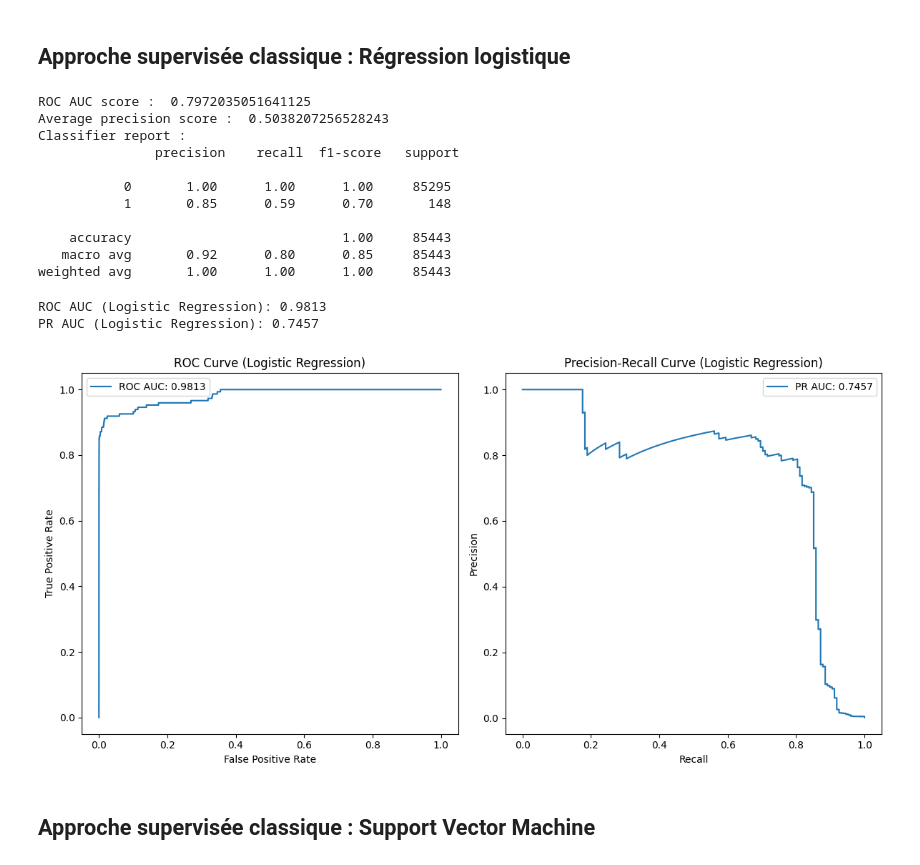
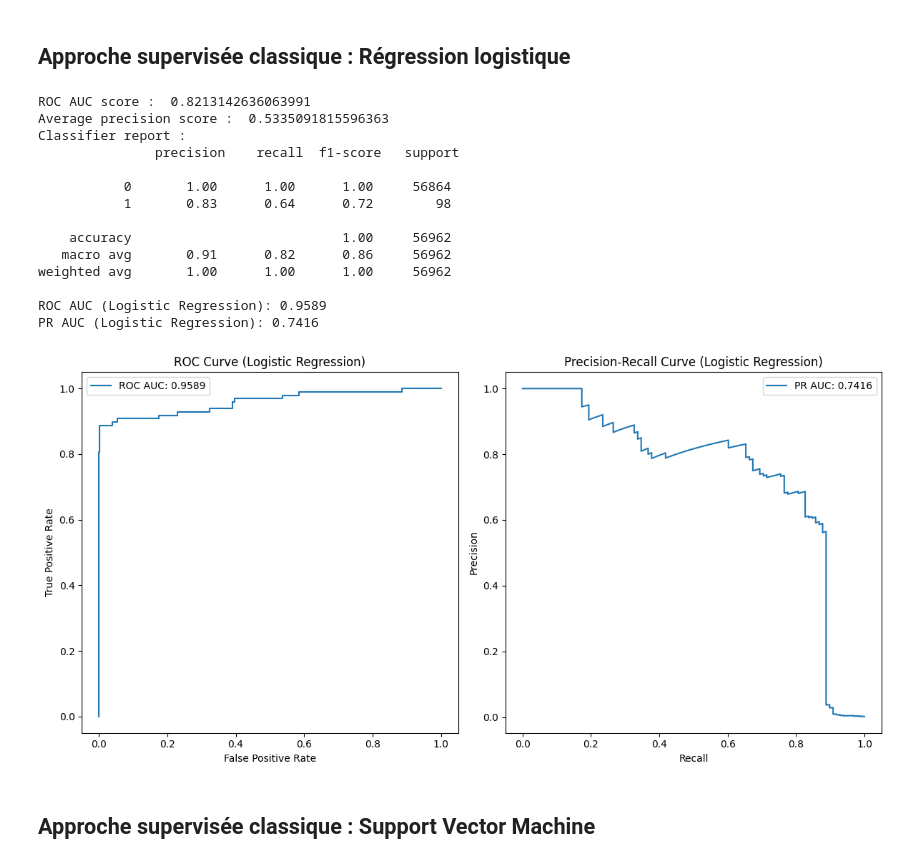
Before and after one commit to Runhilia/TAA_TP1, a Jupyter notebook: anomalies.ipynb, the cells around one changed output. Cells and saved outputs as stored; diff of their text form; code cells hidden in the pictures.

```diff
--- a/anomalies.ipynb
+++ b/anomalies.ipynb
@@ -120,7 +120,6 @@ La méthode Isolation Forest avec un seuil de contamination calculé grâce à l
 # %% [markdown]
 ## Préparation des données
 # %%
-from sklearn.preprocessing import StandardScaler
 from utilsfunction import preprocess_data
 from sklearn.model_selection import train_test_split
 
@@ -129,30 +128,6 @@ credit_card_features, credit_card_labels = preprocess_data(credit_card)
 
 credit_card_features = pd.DataFrame(credit_card_features)
 
-X_train, X_test, y_train, y_test = train_test_split(credit_card_features, credit_card_labels, test_size=0.2, random_state=42)
+X_train, X_test, y_train, y_test = train_test_split(credit_card_features, credit_card_labels, test_size=0.2, random_state=42, stratify=credit_card_labels)
 # %% [markdown]
 ## Approche supervisée classique : Régression logistique
-# %%
-from sklearn.linear_model import LogisticRegression
-from sklearn.metrics import roc_auc_score, average_precision_score, classification_report
-
-model = LogisticRegression(random_state=42)
-model.fit(X_train, y_train)
-
-y_pred = model.predict(X_test)
-
-print("ROC AUC score : ", roc_auc_score(y_test, y_pred))
-print("Average precision score : ", average_precision_score(y_test, y_pred))
-print('Classifier report : \n', classification_report(y_test, y_pred))
-# %% [output]
-ROC AUC score :  0.7972035051641125
-Average precision score :  0.5038207256528243
-Classifier report :
-               precision    recall  f1-score   support
-
-           0       1.00      1.00      1.00     85295
-           1       0.85      0.59      0.70       148
-
-    accuracy                           1.00     85443
-   macro avg       0.92      0.80      0.85     85443
-weighted avg       1.00      1.00      1.00     85443
@@ -159,11 +136,29 @@ weighted avg       1.00      1.00      1.00     85443
 # %%
-from utilsfunction import plot_roc_pr_curves
-y_scores = model.predict_proba(X_test)[:, 1]
+from sklearn.linear_model import LogisticRegression
+from utilsfunction import train__supervised_classic, print_metrics, plot_roc_pr_curves
+model = LogisticRegression(random_state=42)
+
+y_pred, y_scores = train__supervised_classic(model, X_train, X_test, y_train, y_test)
+
+print_metrics(y_test, y_pred)
+
 plot_roc_pr_curves((y_test, y_scores), "Logistic Regression")
 # %% [output]
-ROC AUC (Logistic Regression): 0.9813
-PR AUC (Logistic Regression): 0.7457
+ROC AUC score :  0.8213142636063991
+Average precision score :  0.5335091815596363
+Classifier report :
+               precision    recall  f1-score   support
+
+           0       1.00      1.00      1.00     56864
+           1       0.83      0.64      0.72        98
+
+    accuracy                           1.00     56962
+   macro avg       0.91      0.82      0.86     56962
+weighted avg       1.00      1.00      1.00     56962
+
+ROC AUC (Logistic Regression): 0.9589
+PR AUC (Logistic Regression): 0.7416
-[figure, old version]
+[figure, new version]
 # %% [markdown]
 ## Approche supervisée classique : Support Vector Machine
 # %%
```
Also changed, not shown: parts of 6 cells of this notebook, 1 other file.
